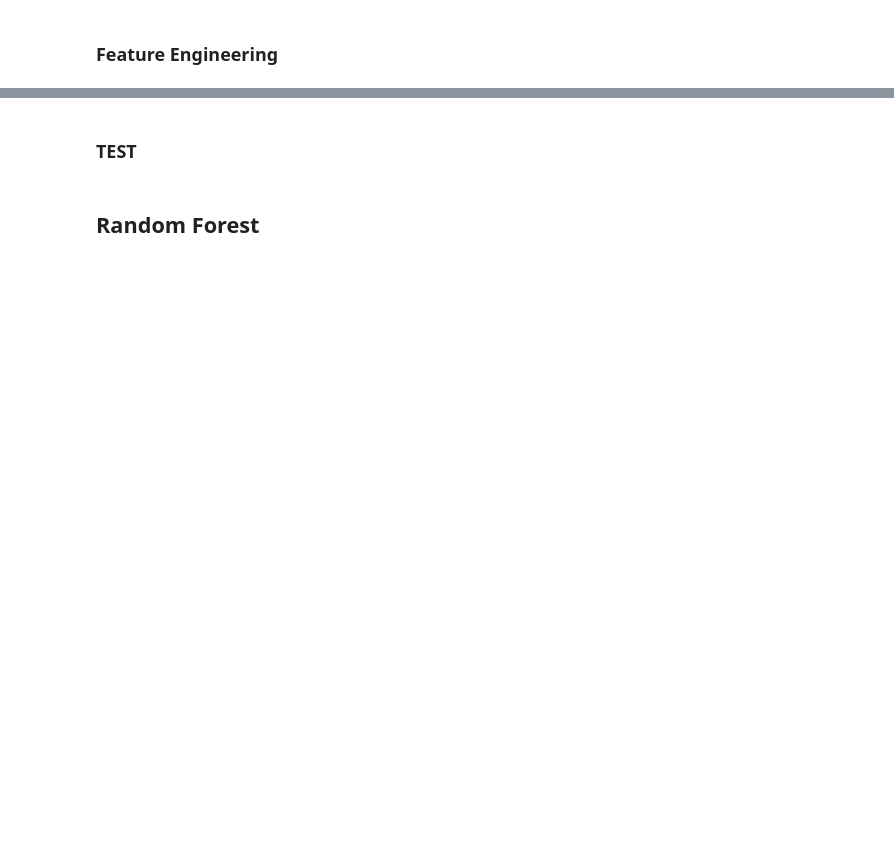
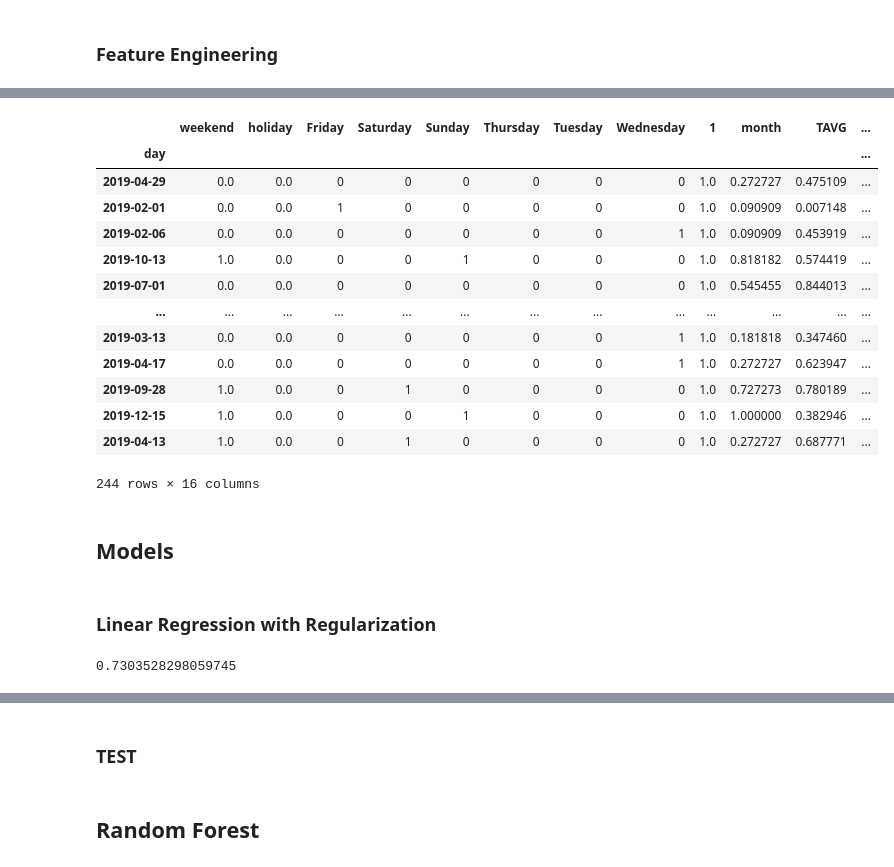
Before and after one commit to GesaJo/Capital-Bike-Dashboard, a Jupyter notebook: Bike_models.ipynb, the cells around one changed output, grey strips where cells are left out. Drawn from its saved outputs; the diff is of its cells as text; code cells hidden in the pictures; blank space fills up the shorter version.

Commit message:
started with models

```diff
--- a/Bike_models.ipynb
+++ b/Bike_models.ipynb
@@ -105,0 +148,4 @@ m.coef_  # only when we don't train with log
+# %%
+scaled = pd.DataFrame(scaled, columns=["month", "TAVG", "x0", "x1", "x0^2", "x0 x1", "x1^2"])
+# %%
+X_train = X_train.drop(["month", "TAVG", "x0", "x1", "x0^2", "x0 x1", "x1^2"], axis=1)
@@ -105,0 +156,21 @@ m.coef_  # only when we don't train with log
+# %%
+X_train
+# %% [output]
+|  | weekend | holiday | Friday | Saturday | Sunday | Thursday | Tuesday | Wednesday | 1 | month | TAVG | ... |
+| day |  |  |  |  |  |  |  |  |  |  |  | ... |
+| 2019-04-29 | 0.0 | 0.0 | 0 | 0 | 0 | 0 | 0 | 0 | 1.0 | 0.272727 | 0.475109 | ... |
+| 2019-02-01 | 0.0 | 0.0 | 1 | 0 | 0 | 0 | 0 | 0 | 1.0 | 0.090909 | 0.007148 | ... |
+| 2019-02-06 | 0.0 | 0.0 | 0 | 0 | 0 | 0 | 0 | 1 | 1.0 | 0.090909 | 0.453919 | ... |
+| 2019-10-13 | 1.0 | 0.0 | 0 | 0 | 1 | 0 | 0 | 0 | 1.0 | 0.818182 | 0.574419 | ... |
+| 2019-07-01 | 0.0 | 0.0 | 0 | 0 | 0 | 0 | 0 | 0 | 1.0 | 0.545455 | 0.844013 | ... |
+| ... | ... | ... | ... | ... | ... | ... | ... | ... | ... | ... | ... | ... |
+| 2019-03-13 | 0.0 | 0.0 | 0 | 0 | 0 | 0 | 0 | 1 | 1.0 | 0.181818 | 0.347460 | ... |
+| 2019-04-17 | 0.0 | 0.0 | 0 | 0 | 0 | 0 | 0 | 1 | 1.0 | 0.272727 | 0.623947 | ... |
+| 2019-09-28 | 1.0 | 0.0 | 0 | 1 | 0 | 0 | 0 | 0 | 1.0 | 0.727273 | 0.780189 | ... |
+| 2019-12-15 | 1.0 | 0.0 | 0 | 0 | 1 | 0 | 0 | 0 | 1.0 | 1.000000 | 0.382946 | ... |
+| 2019-04-13 | 1.0 | 0.0 | 0 | 1 | 0 | 0 | 0 | 0 | 1.0 | 0.272727 | 0.687771 | ... |
+244 rows × 16 columns
+# %% [markdown]
+## Models
+# %% [markdown]
+### Linear Regression with Regularization
@@ -105,0 +180,6 @@ m.coef_  # only when we don't train with log
+# %%
+m = Ridge(alpha=0.01)
+m.fit(X_train, y_train)
+m.score(X_train, y_train)
+# %% [output]
+0.7303528298059745
```
Also changed, not shown: parts of 61 cells of this notebook, 4 other files.
